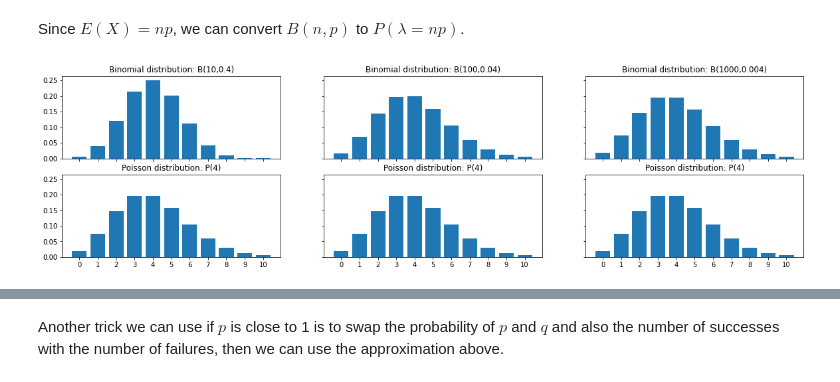
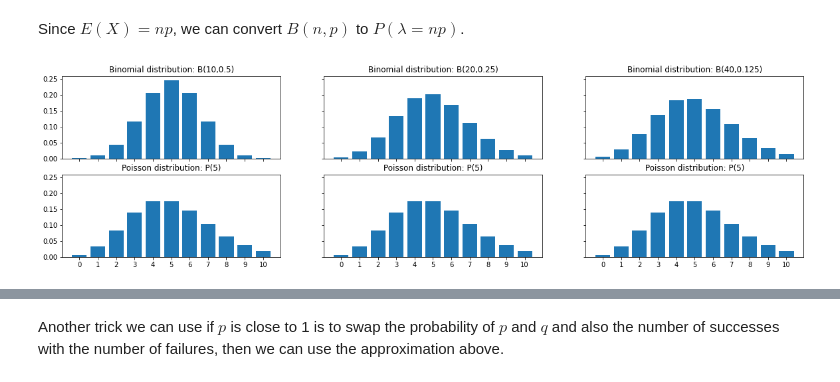
Before and after one commit to 0WN463/wellspring, a Jupyter notebook: statistic/probability_distributions.ipynb, the cells around one changed output, grey strips where cells are left out. Cells and saved outputs as stored; diff of their text form; code cells hidden in the pictures.

```diff
--- a/statistic/probability_distributions.ipynb
+++ b/statistic/probability_distributions.ipynb
@@ -361,0 +361,19 @@ plt.show()
+# %%
+def trial(k, p):
+    n = 0
+
+    while k:
+        roll = np.random.choice([0, 1], p=[1-p, p])
+        k -= roll
+        n += 1
+
+    return n
+
+
+_, axs = plt.subplots(nrows=1, ncols=2, figsize=(20, 5),
+                      sharex=True, sharey=True)
+axs[0].hist([trial(3, 0.5) for _ in range(10000)], bins=xs, density=True)
+axs[0].set_title('Simulated trials')
+axs[1].bar(xs, nb_dist.f(xs, 3, 0.5)[1])
+axs[1].set_title('Probability distribution function')
+plt.show()
@@ -459,13 +479,15 @@ The symbol to denote it is $P(\lambda)$
 # %%
 from math import exp, factorial
 
-def f(lamb):
+
+def poi_f(lamb):
     return lambda x: exp(-lamb) * lamb ** x / factorial(x)
 
-d = Distribution("Poisson distribution", "P", f)
+
+poi_dist = Distribution("Poisson distribution", "P", poi_f)
 
 xs = np.arange(0, 21, 1)
-ys = [d.f(xs, l) for l in [2, 5, 10]]
+ys = [poi_dist.f(xs, l) for l in [2, 5, 10]]
 
 show_distribution(ys, xs)
 # %% [output]
@@ -546,23 +568,12 @@ Indeed, $n\to \infty$ is turning the intervals smaller with respect to $n$, and
 # %% [markdown]
 Since $E(X) = np$, we can convert $B(n,p)$ to $P(\lambda=np)$.
 # %%
-def f1(n, p):
-    return lambda x: comb(n, x) * p ** x * (1-p)**(n-x)
-
-binom_dist = Distribution("Binomial distribution", "B", f1)
-
 xs = np.arange(0, 11, 1)
-binom_ys = [binom_dist.f(xs, 10**i, 4*0.1**i) for i in [1, 2, 3]]
-
-def f(lamb):
-    return lambda x: exp(-lamb) * lamb ** x / factorial(x)
-
-poisson_dist = Distribution("Poisson distribution", "P", f)
-
-poisson_ys = [d.f(xs, 4) for i in [1, 3, 6]]
+binom_ys = [b_dist.f(xs, 5 * 2**i, 0.5**i) for i in range(1, 4)]
+poisson_ys = [poi_dist.f(xs, 5) for _ in range(3)]
 
 ys = [binom_ys, poisson_ys]
 
 show_grid(ys, xs)
 # %% [output]
-[figure, old version]
+[figure, new version]
```
Also changed, not shown: parts of 30 cells of this notebook.
